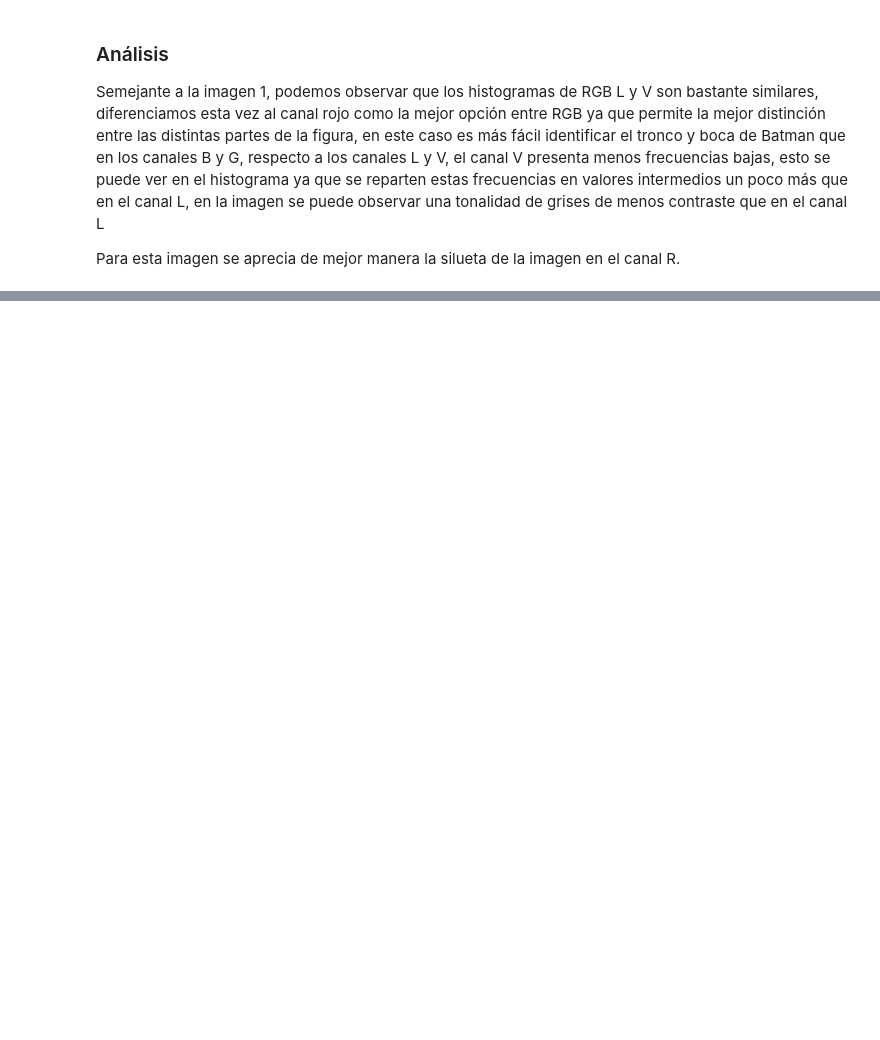
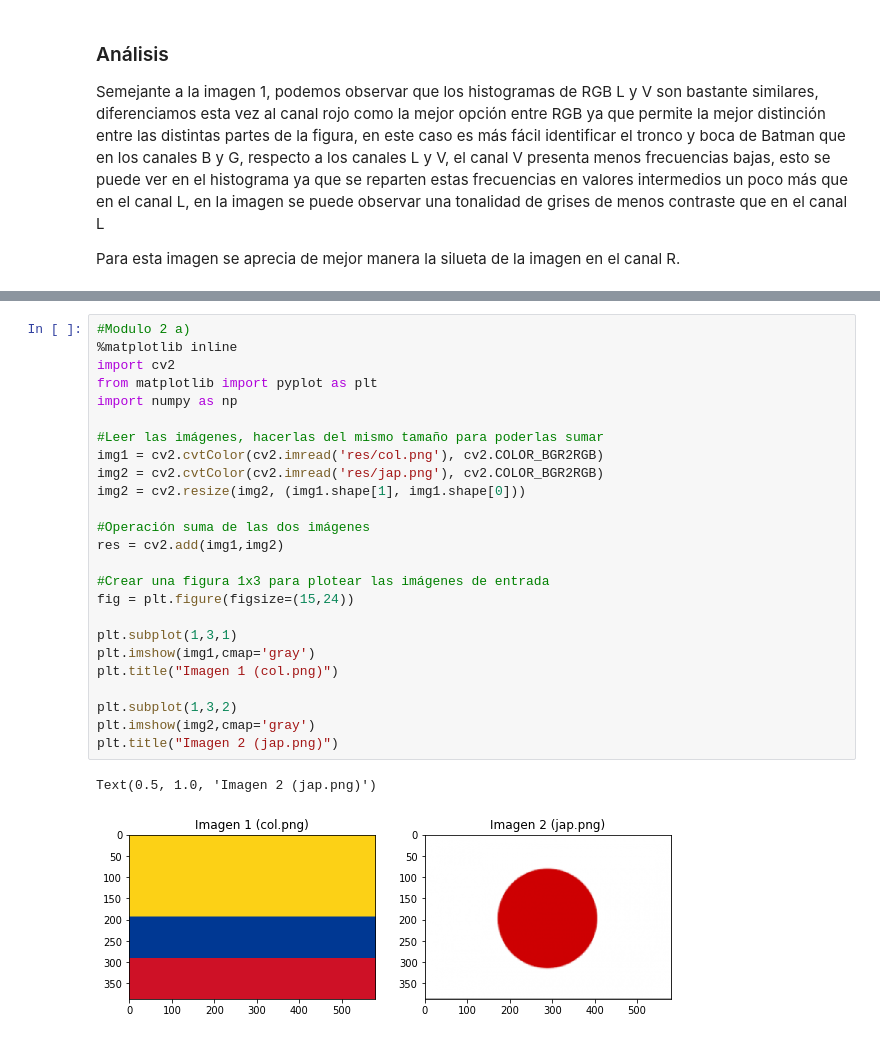
Before and after one commit to saarboledaz/vision_artificial_2019, a Jupyter notebook: Entregable #1.0.ipynb, the cells around one changed output, grey strips where cells are left out. Saved outputs shown, nothing was run; the diff lists cells and outputs as text; blank space fills up the shorter version.

Commit message:
agregando
Modulo 2 1a 1b

```diff
--- a/Entregable #1.0.ipynb
+++ b/Entregable #1.0.ipynb
@@ -248,0 +329,28 @@ ally(img_bat2)
+# %%
+#Modulo 2 a)
+%matplotlib inline
+import cv2
+from matplotlib import pyplot as plt
+import numpy as np
+
+#Leer las imágenes, hacerlas del mismo tamaño para poderlas sumar
+img1 = cv2.cvtColor(cv2.imread('res/col.png'), cv2.COLOR_BGR2RGB)
+img2 = cv2.cvtColor(cv2.imread('res/jap.png'), cv2.COLOR_BGR2RGB)
+img2 = cv2.resize(img2, (img1.shape[1], img1.shape[0]))
+
+#Operación suma de las dos imágenes
+res = cv2.add(img1,img2)
+
+#Crear una figura 1x3 para plotear las imágenes de entrada
+fig = plt.figure(figsize=(15,24))
+
+plt.subplot(1,3,1)
+plt.imshow(img1,cmap='gray')
+plt.title("Imagen 1 (col.png)")
+
+plt.subplot(1,3,2)
+plt.imshow(img2,cmap='gray')
+plt.title("Imagen 2 (jap.png)")
+# %% [output]
+Text(0.5, 1.0, 'Imagen 2 (jap.png)')
+[figure, added]
```
Also changed, not shown: parts of 15 cells of this notebook, 1 other file.
